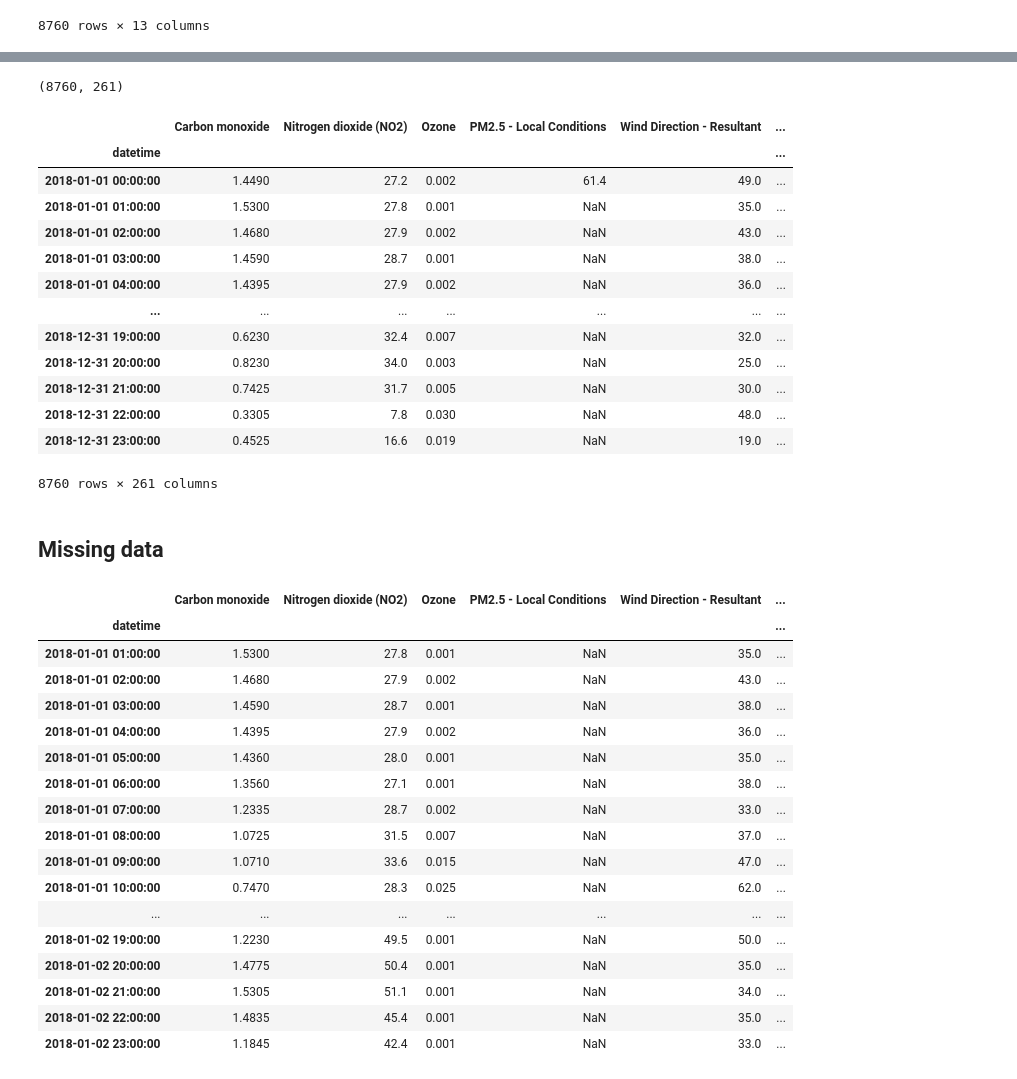
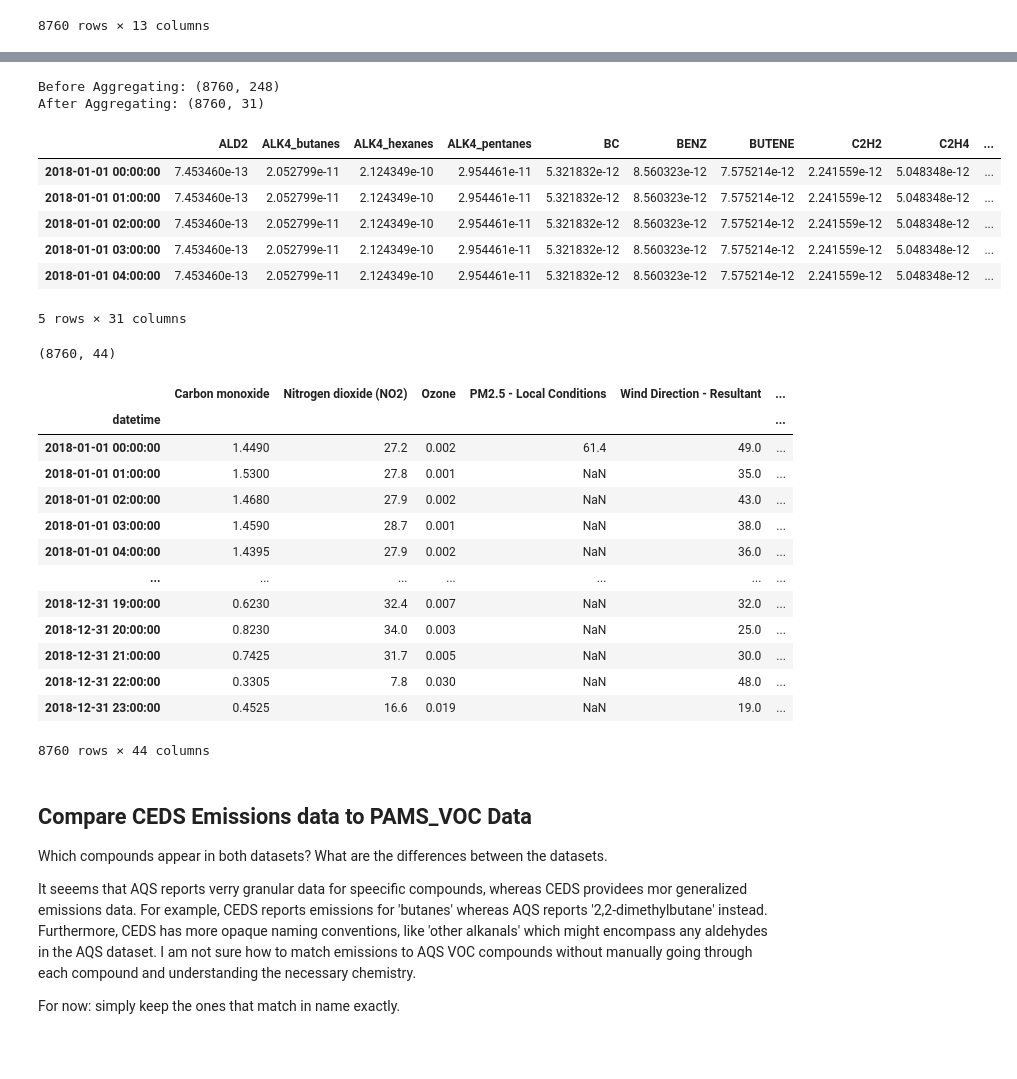
Before and after one commit to Tcintra/chem150, a Jupyter notebook: lab_notebook.ipynb, the cells around one changed output, grey strips where cells are left out. Cells and saved outputs as stored; diff of their text form; code cells hidden in the pictures; blank space fills up the shorter version.

```diff
--- a/lab_notebook.ipynb
+++ b/lab_notebook.ipynb
@@ -231,6 +226,6 @@ df
 nc_links, _ = datafetcher.get_ceds_links(year='2018')
 la_lat = 34.25
 la_lon = -118.25
-ceds_df = DataFetcher.make_ceds_df(la_lat, la_lon, nc_links)
+ceds_df = datafetcher.make_ceds_df(la_lat, la_lon, nc_links)
 ceds_df
 # %% [output]
@@ -250,9 +253,25 @@ ceds_df
+# %%
+# Aggregate CEDS Emissions data
+ceds_df_aggregated = datafetcher.aggregate_ceds_data(ceds_df)
+print("Before Aggregating:", ceds_df.shape)
+print("After Aggregating:", ceds_df_aggregated.shape)
+ceds_df_aggregated.head(5)
+# %% [output]
+Before Aggregating: (8760, 248)
+After Aggregating: (8760, 31)
+|  | ALD2 | ALK4_butanes | ALK4_hexanes | ALK4_pentanes | BC | BENZ | BUTENE | C2H2 | C2H4 | ... |
+| 2018-01-01 00:00:00 | 7.453460e-13 | 2.052799e-11 | 2.124349e-10 | 2.954461e-11 | 5.321832e-12 | 8.560323e-12 | 7.575214e-12 | 2.241559e-12 | 5.048348e-12 | ... |
+| 2018-01-01 01:00:00 | 7.453460e-13 | 2.052799e-11 | 2.124349e-10 | 2.954461e-11 | 5.321832e-12 | 8.560323e-12 | 7.575214e-12 | 2.241559e-12 | 5.048348e-12 | ... |
+| 2018-01-01 02:00:00 | 7.453460e-13 | 2.052799e-11 | 2.124349e-10 | 2.954461e-11 | 5.321832e-12 | 8.560323e-12 | 7.575214e-12 | 2.241559e-12 | 5.048348e-12 | ... |
+| 2018-01-01 03:00:00 | 7.453460e-13 | 2.052799e-11 | 2.124349e-10 | 2.954461e-11 | 5.321832e-12 | 8.560323e-12 | 7.575214e-12 | 2.241559e-12 | 5.048348e-12 | ... |
+| 2018-01-01 04:00:00 | 7.453460e-13 | 2.052799e-11 | 2.124349e-10 | 2.954461e-11 | 5.321832e-12 | 8.560323e-12 | 7.575214e-12 | 2.241559e-12 | 5.048348e-12 | ... |
+5 rows × 31 columns
 # %%
-big_df =df.join(ceds_df, how='inner')
+big_df = df.join(ceds_df_aggregated, how='inner')
 print(big_df.shape)
 big_df
 # %% [output]
-(8760, 261)
+(8760, 44)
 |  | Carbon monoxide | Nitrogen dioxide (NO2) | Ozone | PM2.5 - Local Conditions | Wind Direction - Resultant | ... |
 | datetime |  |  |  |  |  | ... |
 | 2018-01-01 00:00:00 | 1.4490 | 27.2 | 0.002 | 61.4 | 49.0 | ... |
@@ -266,30 +285,4 @@ big_df
 | 2018-12-31 21:00:00 | 0.7425 | 31.7 | 0.005 | NaN | 30.0 | ... |
 | 2018-12-31 22:00:00 | 0.3305 | 7.8 | 0.030 | NaN | 48.0 | ... |
 | 2018-12-31 23:00:00 | 0.4525 | 16.6 | 0.019 | NaN | 19.0 | ... |
-8760 rows × 261 columns
+8760 rows × 44 columns
-# %% [markdown]
-## Missing data
-# %%
-# Check if we are missing data for any measurement
-df[df.isna().any(axis=1)]
-
-# TODO: interpolate
-# %% [output]
-|  | Carbon monoxide | Nitrogen dioxide (NO2) | Ozone | PM2.5 - Local Conditions | Wind Direction - Resultant | ... |
-| datetime |  |  |  |  |  | ... |
-| 2018-01-01 01:00:00 | 1.5300 | 27.8 | 0.001 | NaN | 35.0 | ... |
-| 2018-01-01 02:00:00 | 1.4680 | 27.9 | 0.002 | NaN | 43.0 | ... |
-| 2018-01-01 03:00:00 | 1.4590 | 28.7 | 0.001 | NaN | 38.0 | ... |
-| 2018-01-01 04:00:00 | 1.4395 | 27.9 | 0.002 | NaN | 36.0 | ... |
-| 2018-01-01 05:00:00 | 1.4360 | 28.0 | 0.001 | NaN | 35.0 | ... |
-| 2018-01-01 06:00:00 | 1.3560 | 27.1 | 0.001 | NaN | 38.0 | ... |
-| 2018-01-01 07:00:00 | 1.2335 | 28.7 | 0.002 | NaN | 33.0 | ... |
-| 2018-01-01 08:00:00 | 1.0725 | 31.5 | 0.007 | NaN | 37.0 | ... |
-| 2018-01-01 09:00:00 | 1.0710 | 33.6 | 0.015 | NaN | 47.0 | ... |
-| 2018-01-01 10:00:00 | 0.7470 | 28.3 | 0.025 | NaN | 62.0 | ... |
-| ... | ... | ... | ... | ... | ... | ... |
-| 2018-01-02 19:00:00 | 1.2230 | 49.5 | 0.001 | NaN | 50.0 | ... |
-| 2018-01-02 20:00:00 | 1.4775 | 50.4 | 0.001 | NaN | 35.0 | ... |
-| 2018-01-02 21:00:00 | 1.5305 | 51.1 | 0.001 | NaN | 34.0 | ... |
-| 2018-01-02 22:00:00 | 1.4835 | 45.4 | 0.001 | NaN | 35.0 | ... |
-| 2018-01-02 23:00:00 | 1.1845 | 42.4 | 0.001 | NaN | 33.0 | ... |
@@ -297,0 +289,8 @@ df.to_csv('./data/sample.csv')
+# %% [markdown]
+## Compare CEDS Emissions data to PAMS_VOC Data
+
+Which compounds appear in both datasets? What are the differences between the datasets.
+
+It seeems that AQS reports verry granular data for speecific compounds, whereas CEDS providees mor generalized emissions data. For example, CEDS reports emissions for 'butanes' whereas AQS reports '2,2-dimethylbutane' instead. Furthermore, CEDS has more opaque naming conventions, like 'other alkanals' which might encompass any aldehydes in the AQS dataset. I am not sure how to match emissions to AQS VOC compounds without manually going through each compound and understanding the necessary chemistry.
+
+For now: simply keep the ones that match in name exactly.
```
Also changed, not shown: parts of 10 cells of this notebook, 3 other files.
